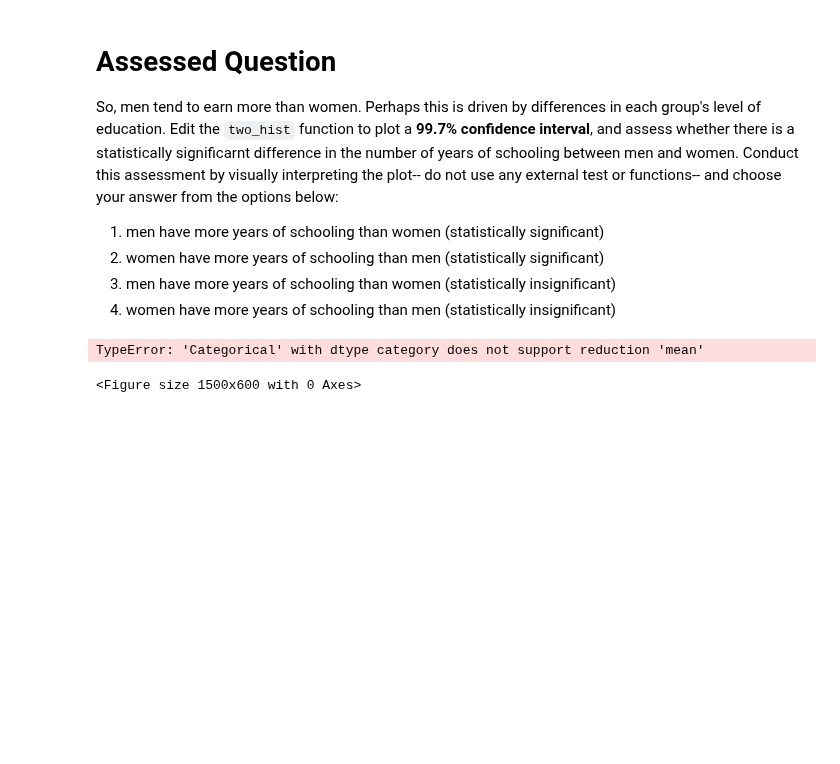
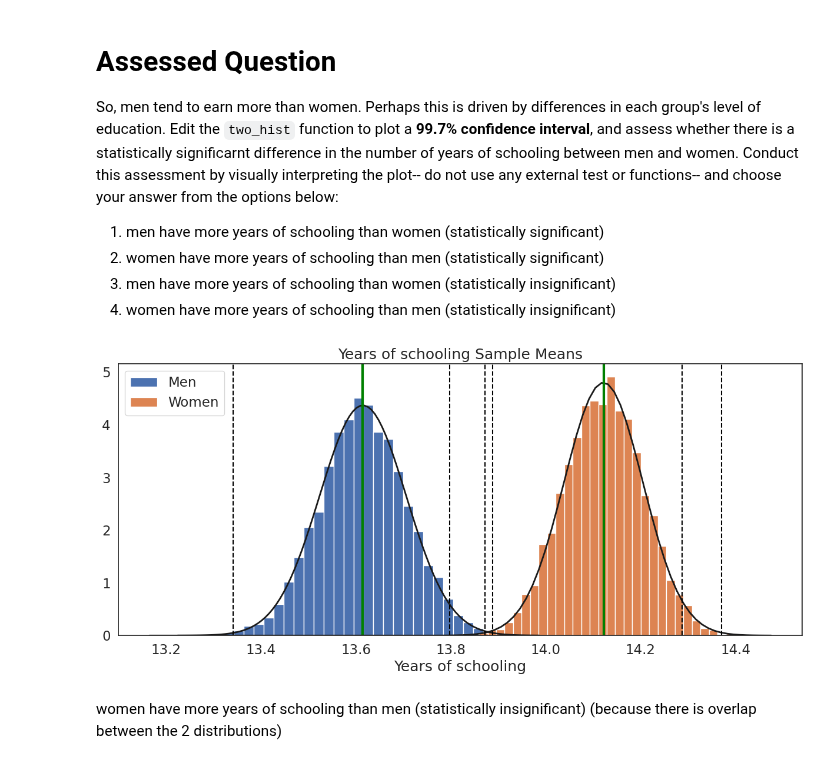
Before and after one commit to camilletulipe06-wq/QM-2, a Jupyter notebook: notebooks/W05. Distributions and Basic Statistics.ipynb, the cells around one changed output. Saved outputs shown, nothing was run; the diff lists cells and outputs as text; code cells hidden in the pictures; blank space fills up the shorter version.

```diff
--- a/notebooks/W05. Distributions and Basic Statistics.ipynb
+++ b/notebooks/W05. Distributions and Basic Statistics.ipynb
@@ -602,6 +602,8 @@ So, men tend to earn more than women. Perhaps this is driven by differences in e
 3. men have more years of schooling than women (statistically insignificant)
 2. women have more years of schooling than men (statistically insignificant)
 # %%
+df['sch']=df['sch'].astype(int)
+
 men=df[df['sex']==1]['sch']
 women=df[df['sex']==2]['sch']
 
@@ -610,32 +612,33 @@ def two_hist(groups,group_labs,xlab, title):
 
 		it=-1
 		for var in groups:
 			it+=1
 			sample_size=1000
 			sample_means=[]
 			iterations=10000
 
 			for i in range(0,iterations):
 				sample=var.sample(sample_size, replace=True)
 				sample_mean=sample.mean()
 				sample_means.append(sample_mean)
 
 			plt.hist(sample_means, bins=int(iterations/300),edgecolor='white',density=True, label=group_labs[it])
 			mu, se = norm.fit(sample_means)
 			xmin, xmax = plt.xlim()
 			x = np.linspace(xmin, xmax, 100)
 			p = norm.pdf(x, mu, se)
 
 			plt.plot(x, p, 'k', linewidth=2)
 			plt.xlabel(xlab)
 			plt.title(title)
 			plt.axvline(var.mean(), color='green', linestyle='solid', linewidth=3)
 			plt.axvline(mu-se*3, color='black', linestyle='dashed', linewidth=1.5)
 			plt.axvline(mu+se*3, color='black', linestyle='dashed', linewidth=1.5)
 			plt.axvline(mu+se*2, color='black', linestyle='dashed', linewidth=1.5)
 			plt.legend()
 
 two_hist([men,women],['Men','Women'],'Years of schooling', "Years of schooling Sample Means")
 # %% [output]
-TypeError: 'Categorical' with dtype category does not support reduction 'mean'
-<Figure size 1500x600 with 0 Axes>
+[figure, added]
+# %% [markdown]
+women have more years of schooling than men (statistically insignificant) (because there is overlap between the 2 distributions)
```
